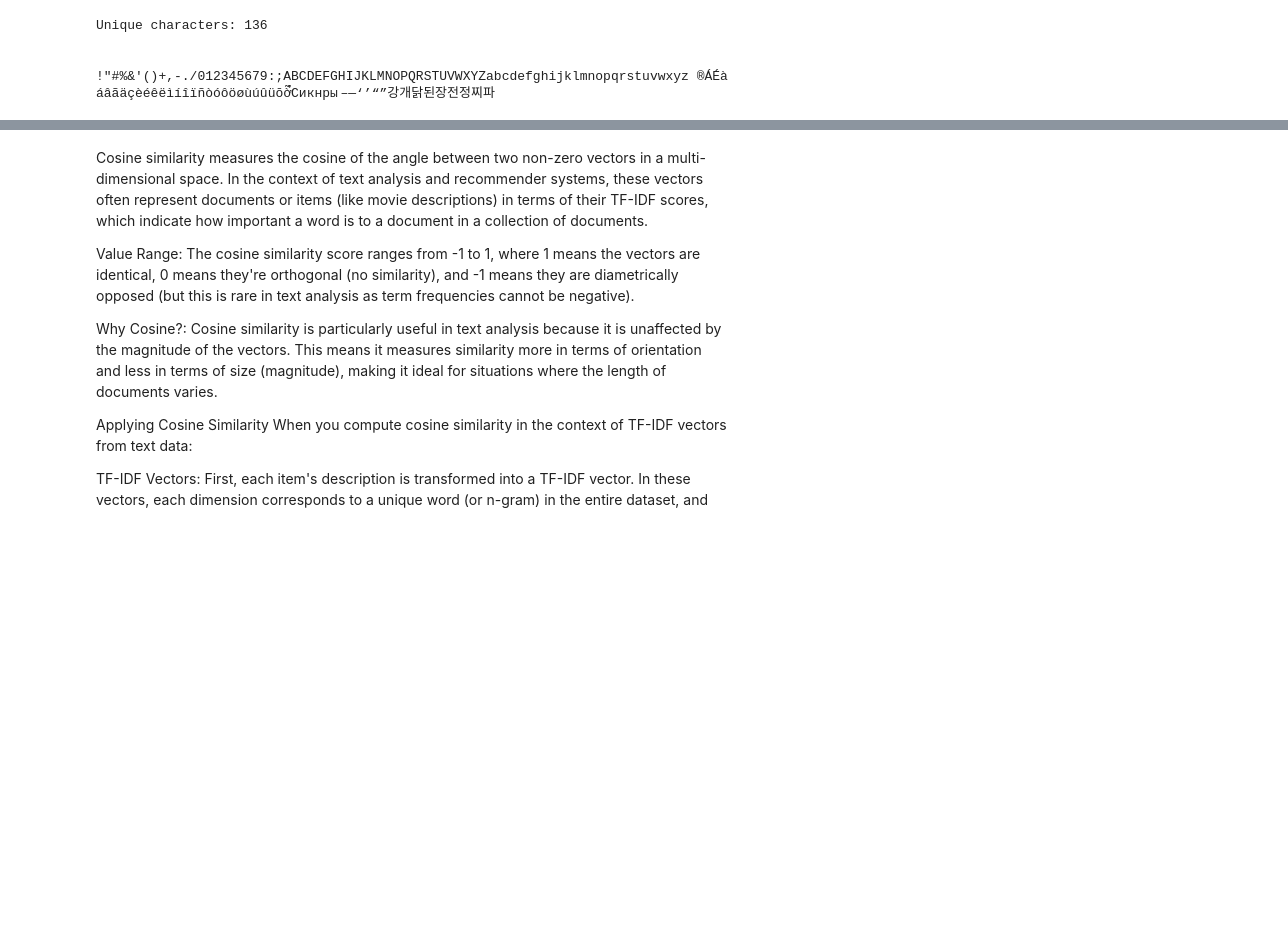
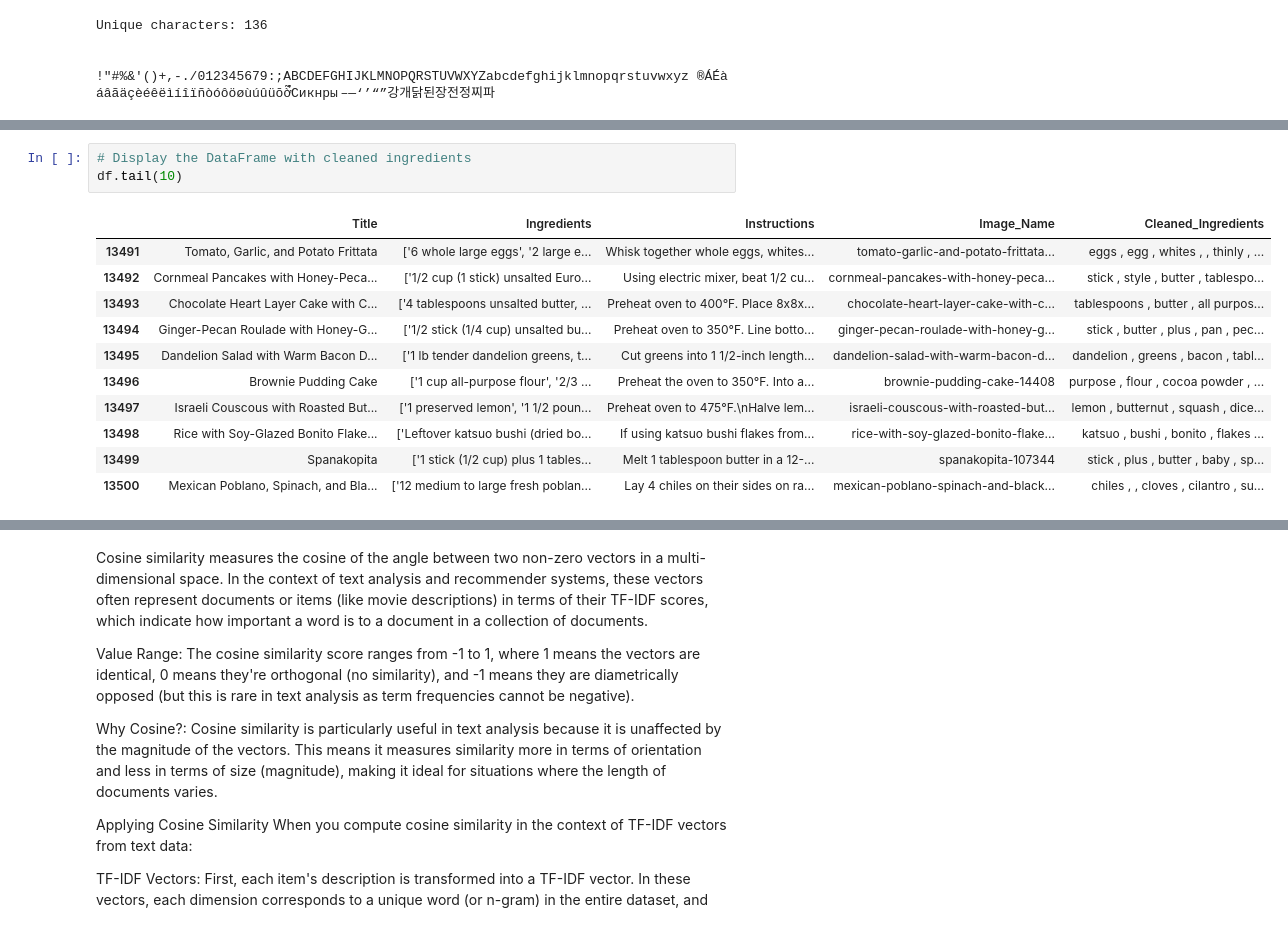
Before and after one commit to Jyotheekiran/NutriRec, a Jupyter notebook: Jyothi_NLP_CW1.ipynb, the cells around one changed output, grey strips where cells are left out. Cells and saved outputs as stored; diff of their text form; blank space fills up the shorter version.

```diff
--- a/Jyothi_NLP_CW1.ipynb
+++ b/Jyothi_NLP_CW1.ipynb
@@ -552,0 +463,15 @@ array([[1.        , 0.01549391, 0.018455  , ..., 0.00955578, 0.00793241,
+# %%
+# Display the DataFrame with cleaned ingredients
+df.tail(10)
+# %% [output]
+|  | Title | Ingredients | Instructions | Image_Name | Cleaned_Ingredients |
+| 13491 | Tomato, Garlic, and Potato Frittata | ['6 whole large eggs', '2 large e... | Whisk together whole eggs, whites... | tomato-garlic-and-potato-frittata... | eggs , egg , whites , , thinly , ... |
+| 13492 | Cornmeal Pancakes with Honey-Peca... | ['1/2 cup (1 stick) unsalted Euro... | Using electric mixer, beat 1/2 cu... | cornmeal-pancakes-with-honey-peca... | stick , style , butter , tablespo... |
+| 13493 | Chocolate Heart Layer Cake with C... | ['4 tablespoons unsalted butter, ... | Preheat oven to 400°F. Place 8x8x... | chocolate-heart-layer-cake-with-c... | tablespoons , butter , all purpos... |
+| 13494 | Ginger-Pecan Roulade with Honey-G... | ['1/2 stick (1/4 cup) unsalted bu... | Preheat oven to 350°F. Line botto... | ginger-pecan-roulade-with-honey-g... | stick , butter , plus , pan , pec... |
+| 13495 | Dandelion Salad with Warm Bacon D... | ['1 lb tender dandelion greens, t... | Cut greens into 1 1/2-inch length... | dandelion-salad-with-warm-bacon-d... | dandelion , greens , bacon , tabl... |
+| 13496 | Brownie Pudding Cake | ['1 cup all-purpose flour', '2/3 ... | Preheat the oven to 350°F. Into a... | brownie-pudding-cake-14408 | purpose , flour , cocoa powder , ... |
+| 13497 | Israeli Couscous with Roasted But... | ['1 preserved lemon', '1 1/2 poun... | Preheat oven to 475°F.\nHalve lem... | israeli-couscous-with-roasted-but... | lemon , butternut , squash , dice... |
+| 13498 | Rice with Soy-Glazed Bonito Flake... | ['Leftover katsuo bushi (dried bo... | If using katsuo bushi flakes from... | rice-with-soy-glazed-bonito-flake... | katsuo , bushi , bonito , flakes ... |
+| 13499 | Spanakopita | ['1 stick (1/2 cup) plus 1 tables... | Melt 1 tablespoon butter in a 12-... | spanakopita-107344 | stick , plus , butter , baby , sp... |
+| 13500 | Mexican Poblano, Spinach, and Bla... | ['12 medium to large fresh poblan... | Lay 4 chiles on their sides on ra... | mexican-poblano-spinach-and-black... | chiles , , cloves , cilantro , su... |
```
Also changed, not shown: parts of 80 cells of this notebook, 1 other file.
